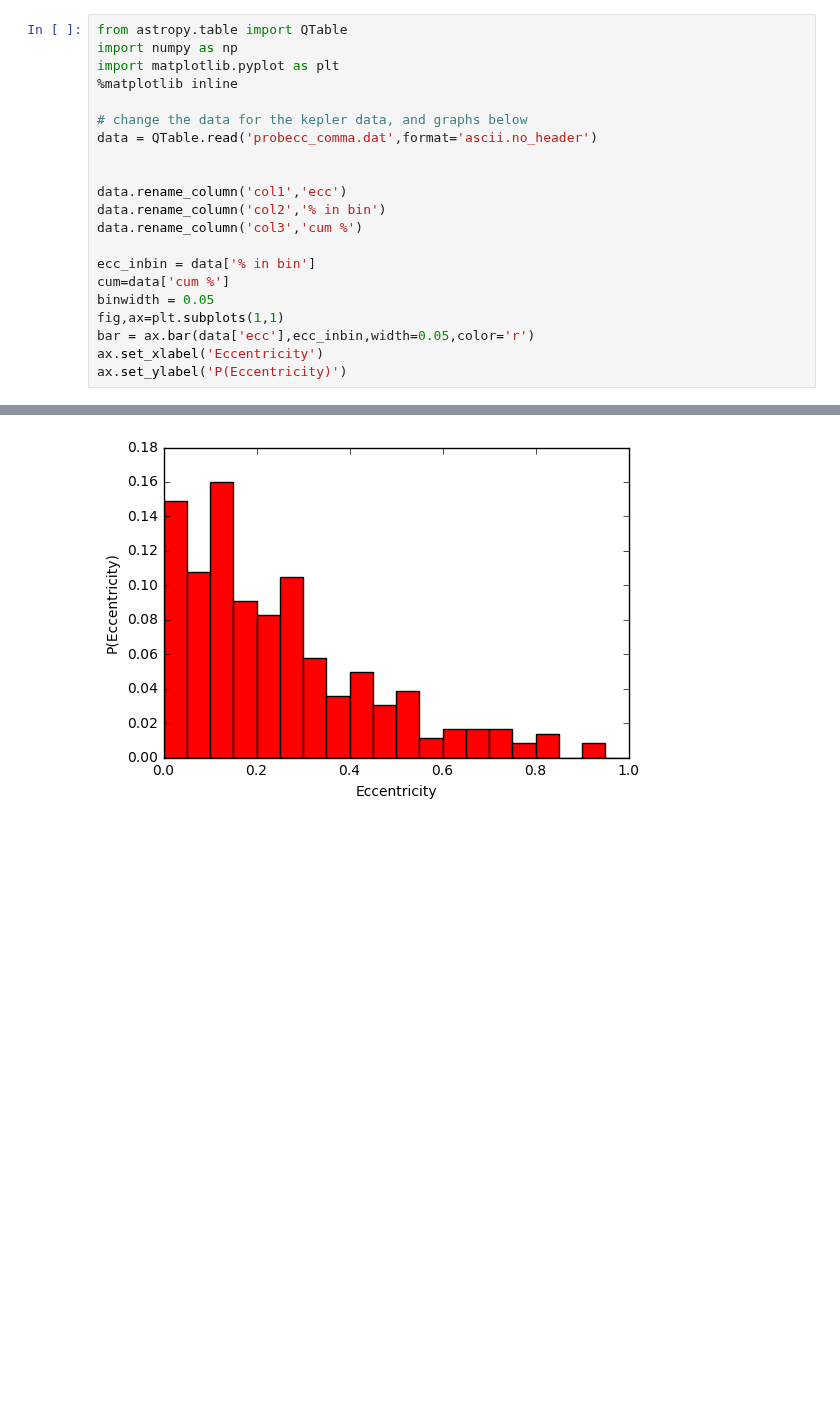
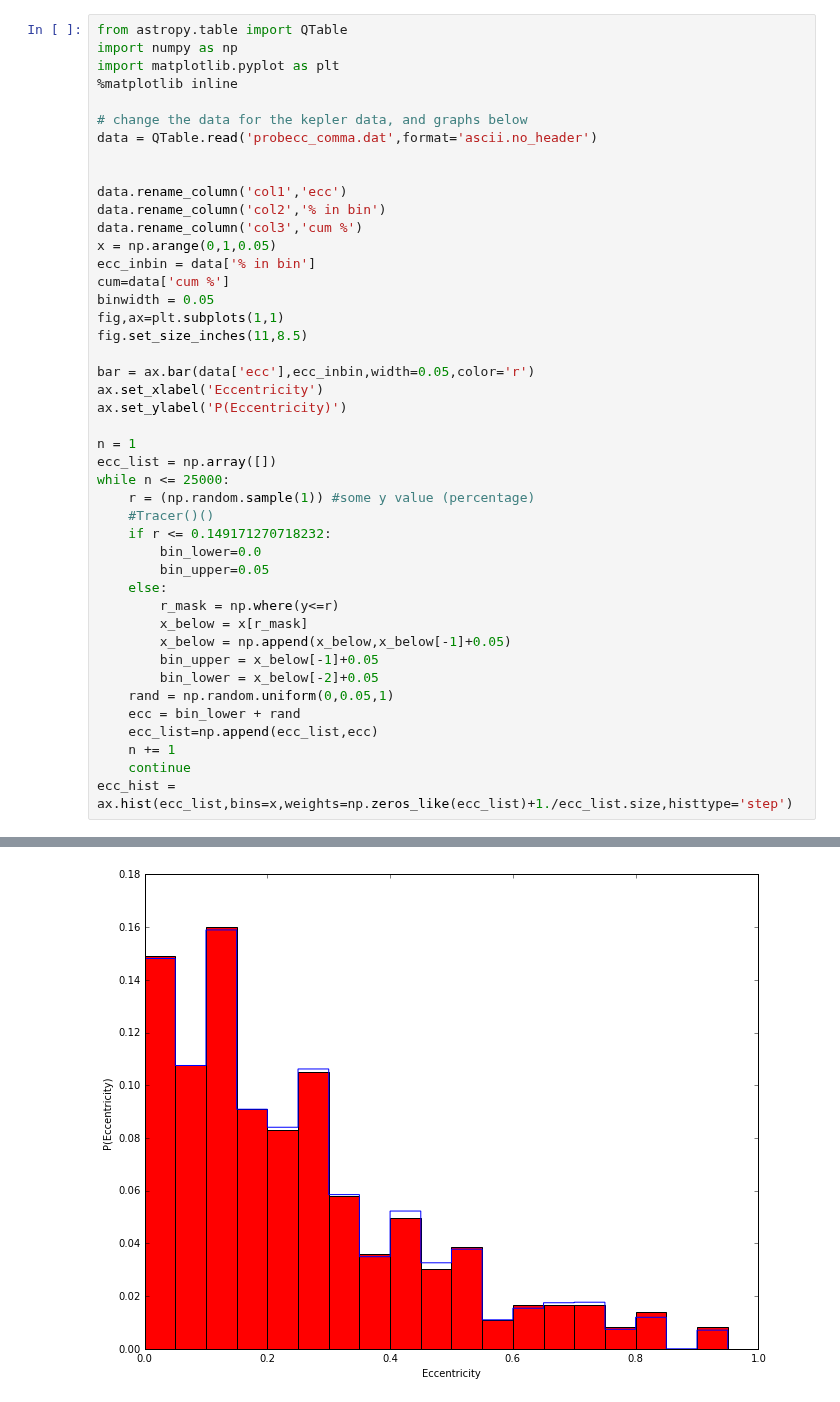
Before and after one commit to dm1681/Merging_Perts, a Jupyter notebook: Research/Merging_Perts/EccHist_CumDistFunc.ipynb, the cells around one changed output, grey strips where cells are left out. Drawn from its saved outputs; the diff is of its cells as text; blank space fills up the shorter version.

```diff
--- a/Research/Merging_Perts/EccHist_CumDistFunc.ipynb
+++ b/Research/Merging_Perts/EccHist_CumDistFunc.ipynb
@@ -11,12 +11,35 @@ data = QTable.read('probecc_comma.dat',format='ascii.no_header')
 data.rename_column('col1','ecc')
 data.rename_column('col2','% in bin')
 data.rename_column('col3','cum %')
-
+x = np.arange(0,1,0.05)
 ecc_inbin = data['% in bin']
 cum=data['cum %']
 binwidth = 0.05
 fig,ax=plt.subplots(1,1)
+fig.set_size_inches(11,8.5)
+
 bar = ax.bar(data['ecc'],ecc_inbin,width=0.05,color='r')
 ax.set_xlabel('Eccentricity')
 ax.set_ylabel('P(Eccentricity)')
+
+n = 1
+ecc_list = np.array([])
+while n <= 25000:
+    r = (np.random.sample(1)) #some y value (percentage)
+    #Tracer()()
+    if r <= 0.149171270718232:
+        bin_lower=0.0
+        bin_upper=0.05
+    else:
+        r_mask = np.where(y<=r)
+        x_below = x[r_mask]
+        x_below = np.append(x_below,x_below[-1]+0.05)
+        bin_upper = x_below[-1]+0.05
+        bin_lower = x_below[-2]+0.05
+    rand = np.random.uniform(0,0.05,1)
+    ecc = bin_lower + rand
+    ecc_list=np.append(ecc_list,ecc)
+    n += 1
+    continue
+ecc_hist = ax.hist(ecc_list,bins=x,weights=np.zeros_like(ecc_list)+1./ecc_list.size,histtype='step')
 # %% [output]
@@ -24,2 +46,2 @@ ax.set_ylabel('P(Eccentricity)')
-[figure, old version]
+[figure, new version]
 # %%
```
Also changed, not shown: parts of 5 cells of this notebook.
